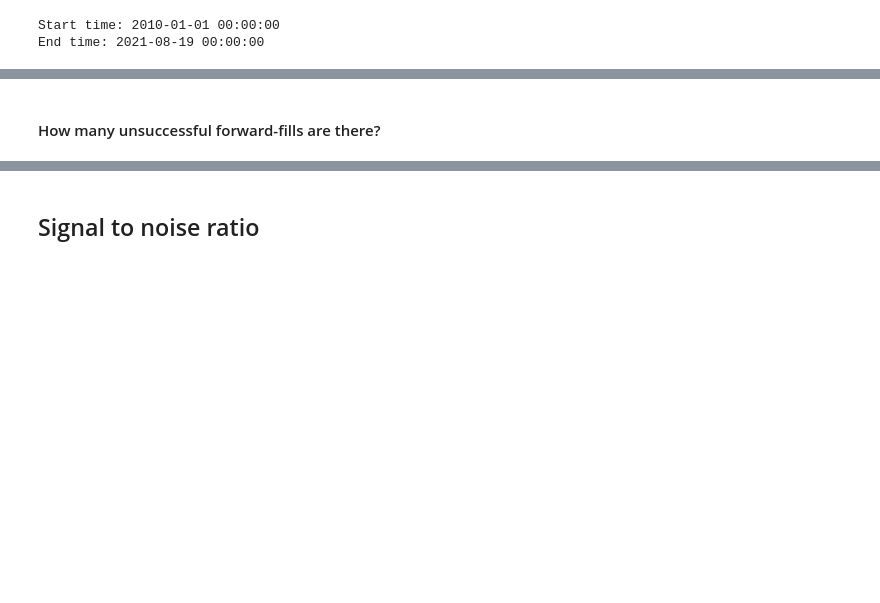
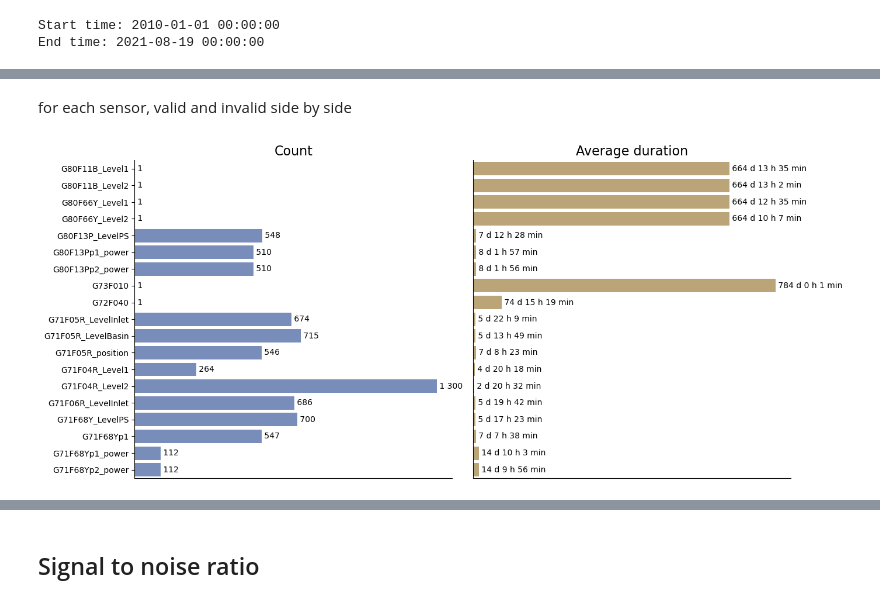
Before and after one commit to AronDJacobsen/fault_management_uds, a Jupyter notebook: notebooks/1_analysis/1_data_quality.ipynb, the cells around one changed output, grey strips where cells are left out. Cells and saved outputs as stored; diff of their text form; code cells hidden in the pictures; blank space fills up the shorter version.

Commit message:
initial analysis done

```diff
--- a/notebooks/1_analysis/1_data_quality.ipynb
+++ b/notebooks/1_analysis/1_data_quality.ipynb
@@ -68,4 +67,7 @@ print(f"End time: {endtime}")
 # %% [output]
 Start time: 2010-01-01 00:00:00
 End time: 2021-08-19 00:00:00
+# %%
+save_folder = FIGURES_DIR / 'analysis' / 'data_quality'
+os.makedirs(save_folder, exist_ok=True)
 # %% [markdown]
@@ -79,2 +75,5 @@ End time: 2021-08-19 00:00:00
-# %% [markdown]
-#### How many unsuccessful forward-fills are there?
+# %%
+# load data
+clean, _, _, _ = load_dataframe_from_HDF5(data_file_path, 'combined_data/clean',
+    columns=natural_sensor_order, starttime=starttime, endtime=endtime
+    )
@@ -80,0 +111,70 @@ End time: 2021-08-19 00:00:00
+# %% [markdown]
+for each sensor, valid and invalid side by side
+# %%
+# Plot with error bars
+fig, axs = plt.subplots(1, 2, figsize=(14, 6))
+
+colors = ['#5671A9', '#A98E56']
+for sensor in natural_sensor_order:
+    # left is valid, right is invalid
+    for i, operation in enumerate(['count', 'average duration']):
+
+        if operation == 'count':
+            number = len(durations[sensor]['Valid Segments'])
+            formatted_number = f" {number:,}".replace(',', ' ')
+
+        else:
+            if len(durations[sensor]['Valid Segments']) == 0:
+                number = 0
+            else:
+                number = np.mean(durations[sensor]['Valid Segments'])
+            # Add text to the bars
+            days = number // (60 * 24)
+            remaining_minutes = number % (60 * 24)
+            hours = remaining_minutes // 60
+            minutes = remaining_minutes % 60
+            # convert to integer
+            days, hours, minutes = int(days), int(hours), int(minutes)
+            if days > 0:
+                formatted_number = f" {days:,} d {hours} h {minutes} min"
+            elif hours > 0:
+                formatted_number = f" {hours:,} h {minutes} min"
+            else:
+                formatted_number = f" {minutes} min"
+            formatted_number = formatted_number.replace(',', ' ')
+
+        ax = axs[i]
+        ax.set_title(operation.capitalize(), fontsize=16)
+        ax.barh(
+            sensor,
+            number,
+            capsize=5,  # Add caps to the error bars
+            color=colors[i],
+            alpha=0.8,
+        )
+
+        ax.text(number, sensor, formatted_number, ha='left', va='center')
+
+
+
+# remove y ticks on right plot
+axs[1].set_yticks([])
+
+for ax in axs:
+    # Remove the top and right spines from plot
+    ax.spines['top'].set_visible(False)
+    ax.spines['right'].set_visible(False)
+    #ax.spines['bottom'].set_visible(False)
+    # and x axis ticks
+    ax.tick_params(axis='x', which='both', bottom=False, top=False, labelbottom=False)
+    # fit y axis range
+    ax.set_ylim(-0.5, len(natural_sensor_order) - 0.5)
+    # invert y axis
+    ax.invert_yaxis()
+
+plt.tight_layout()
+# Save the figure
+plt.savefig(save_folder / 'valid_segments.png', bbox_inches='tight')
+plt.show()
+# %% [output]
+[figure, added]
```
Also changed, not shown: parts of 15 cells of this notebook, 29 other files.
